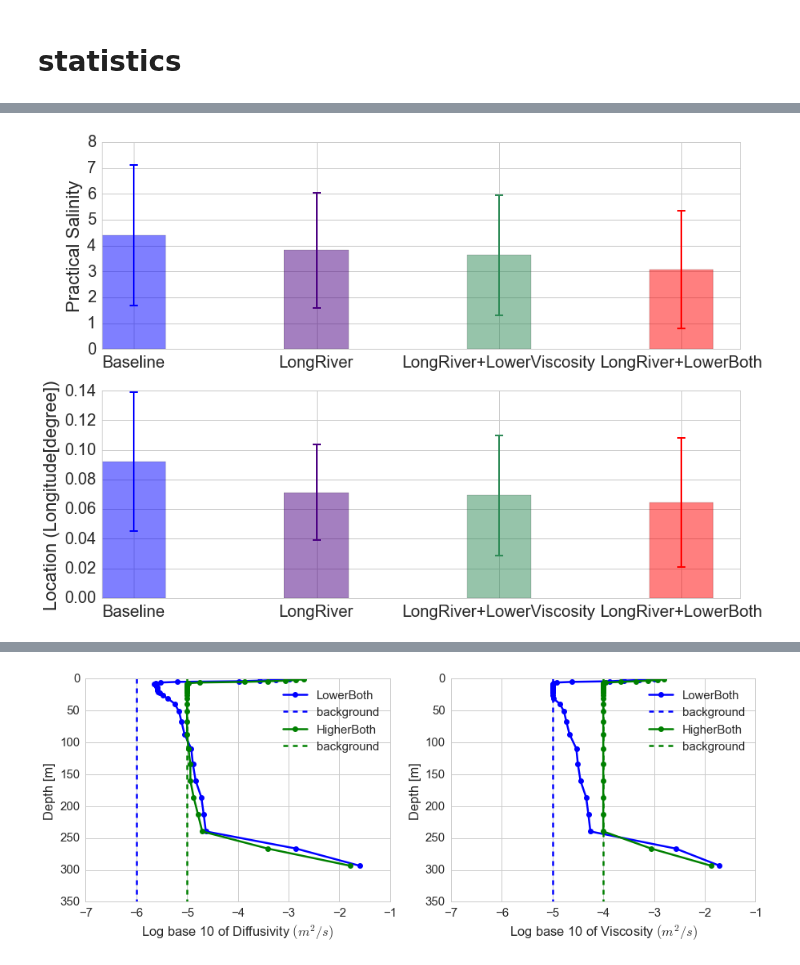
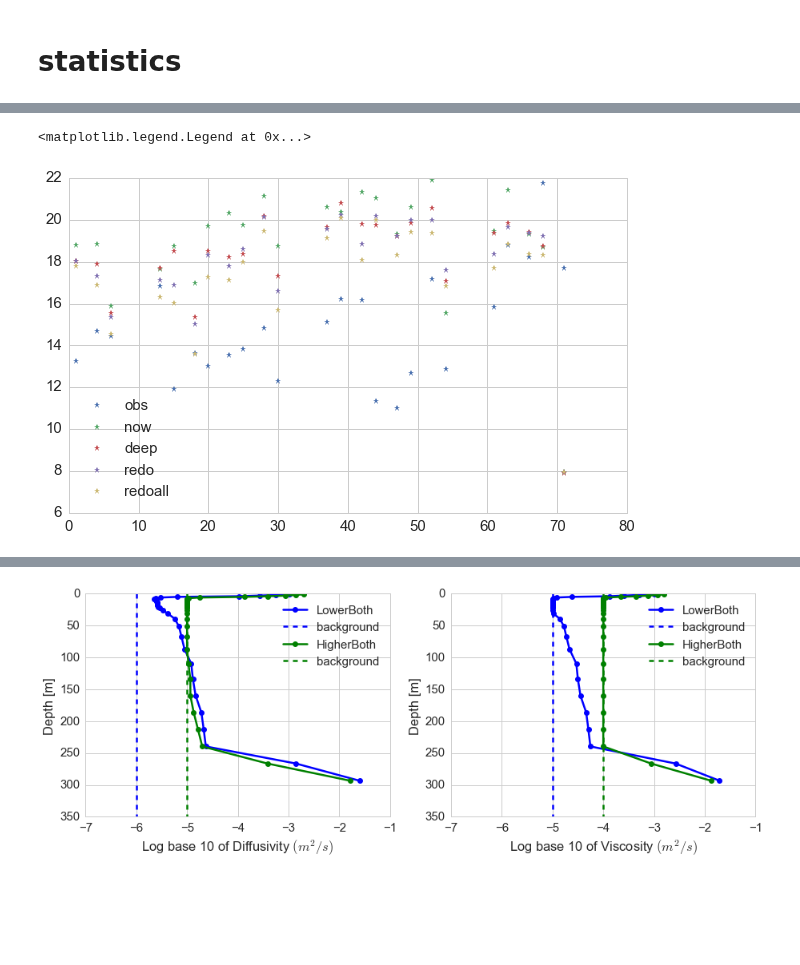
Before and after one commit to SalishSeaCast/analysis-jie, a Jupyter notebook: jie/OceanSciences/ParticleDeepening&Drifter&SalinityFerry&Statistics.ipynb, the cells around one changed output, grey strips where cells are left out. Cells and saved outputs as stored; diff of their text form; code cells hidden in the pictures; blank space fills up the shorter version.

```diff
--- a/jie/OceanSciences/ParticleDeepening&Drifter&SalinityFerry&Statistics.ipynb
+++ b/jie/OceanSciences/ParticleDeepening&Drifter&SalinityFerry&Statistics.ipynb
@@ -108,29 +345,33 @@ def min_salinity_test(results_home):
                 saline = sio.loadmat('/ocean/jieliu/research/meopar/autodataupdate/ferrydata/SBE19201410%s.mat' %(day+1))
             ## read in run_date, run_lower and run_upper for each trip case.
             run_date = datetime.datetime(2014,10,day+1)
-            if i == 0 or i==14 or i==16 or i==21:
+            if i == 0 or i ==5 or i==14 or i==19 :
                 run_lower = run_date.replace(hour = i, minute = 45)
-                if i ==14:
+                if i ==0:
+                    run_upper = run_date.replace(hour = 3, minute = 15)
+                else:
                     run_upper = run_lower.replace(hour = i+2)
-                if i==21:
-                    run_upper = run_date.replace(day = day+2,hour = 0, minute = 45)
+            elif i == 3 or i==12 or i==17 or i==22:
+                run_lower = run_date.replace(hour = i, minute = 15)
+                if i == 22:
+                    run_upper = run_date.replace(day = day+2,hour = 0, minute = 15)
                 else:
-                    run_upper = run_lower.replace(hour = i +3, minute = 15)
-            if i ==3 or i==5 or i==19:
-                run_lower = run_date.replace(hour = i, minute = 15)
-                run_upper = run_lower.replace(hour = i+2, minute = 45)
-            ##extract values from ferry route
-            if i == 0 or i==14 or i==16 or i==21 or i ==3 or i==5 or i==19:
+                    run_upper = run_lower.replace(hour = i+2)
+            if i == 0 or i==3 or i==5 or i ==12 or i ==14 or i==17 or i==19 or i ==22:
                 lon_model, lat_model, lon1_model, lat1_model,\
-                value_mean_3rd_deep, value_mean_4rd_deep, \
-                salinity11, salinity1_2_4, date_str = salinity3_copy.salinity_fxn_norm\
+                value_mean_2rd_deep, value_mean_3rd_deep, \
+                value_mean_4rd_deep, value_mean_5rd_deep,\
+                salinity11, salinity1_2_4, date_str, time_ferry = salinity_fxn_norm\
                 (saline, run_date, results_home,run_lower,run_upper)
+
+                ## Time interpolation
+                value_mean_final = time_interp(value_mean_2rd_deep, value_mean_3rd_deep, \
+                value_mean_4rd_deep, value_mean_5rd_deep, time_ferry)
             ## find min salinity value and location along ferry route
                 salinity_min_obs, lon_min_obs, salinity_min_15,\
-                lon_min_15 = salinity3_copy.find_min_value_location\
+                lon_min_15 = find_min_value_location\
                 (run_date, results_home, saline, run_lower, run_upper,lon_model, lat_model, lon1_model, lat1_model,\
-                value_mean_3rd_deep, value_mean_4rd_deep, \
-                salinity11, salinity1_2_4, date_str)
+                value_mean_final,salinity11, salinity1_2_4, date_str)
             else:
                 salinity_min_obs= np.nan;lon_min_obs=np.nan;salinity_min_15=np.nan;lon_min_15=np.nan
             ## append the values to a list
@@ -180,26 +474,12 @@ std_sal_deep_loc = np.nanstd(np.abs(np.array(lon_deep)-np.array(lon_obs)))
-# %%
-fig, axs = plt.subplots(2,1,figsize = [14,10])
-diff_values = [diff_sal_now,diff_sal_deep,diff_sal_redu,diff_sal_allredu]
-ind = np.arange(len(diff_values))
-colors = ['b','Indigo','SeaGreen','r']
-std_values = [std_sal_now,std_sal_deep,std_sal_redu,std_sal_allredu]
-diff_locs = [diff_sal_now_loc,diff_sal_deep_loc,diff_sal_redu_loc,diff_sal_allredu_loc]
-std_locs = [std_sal_now_loc,std_sal_deep_loc,std_sal_redu_loc,std_sal_allredu_loc]
-width = 0.35
-ax = axs[0] ## diff values
-diff_value = ax.bar(ind, diff_values, width,color=colors,alpha=0.5)
-for pos, y, err, color in zip(ind, diff_values, std_values, colors):
-    ax.errorbar(pos+width/2, y, err, lw=2, capsize=5, capthick=2, color=color)
-ax.set_ylabel('Practical Salinity')
-
-ax =axs[1] ## diff locations
-diff_loc = ax.bar(ind, diff_locs, width, color=colors,alpha=0.5)
-for pos, y, err, color in zip(ind, diff_locs, std_locs, colors):
-    ax.errorbar(pos+width/2, y, err, lw=2, capsize=5, capthick=2, color=color)
-ax.set_ylabel('Location (Longitude[degree])')
-## xlabels
-for ax in axs:
-    ax.set_xticks(ind+width/2)
-    ax.set_xticklabels(('Baseline', 'LongRiver', 'LongRiver+LowerViscosity', 'LongRiver+LowerBoth'))
-# %% [output]
-[figure, removed]
+# %%
+## test values
+fig, ax = plt.subplots(1,1,figsize = (10,6))
+ax.plot(sal_min_obs,'*',label = 'obs')
+ax.plot(sal_now,'*',label = 'now')
+ax.plot(sal_deep,'*',label = 'deep')
+ax.plot(sal_redu,'*',label = 'redo')
+ax.plot(sal_allredu,'*',label ='redoall')
+ax.legend(loc = 'best')
+# %% [output]
+<matplotlib.legend.Legend at 0x...>
+[figure, added]
```
Also changed, not shown: parts of 22 cells of this notebook.
